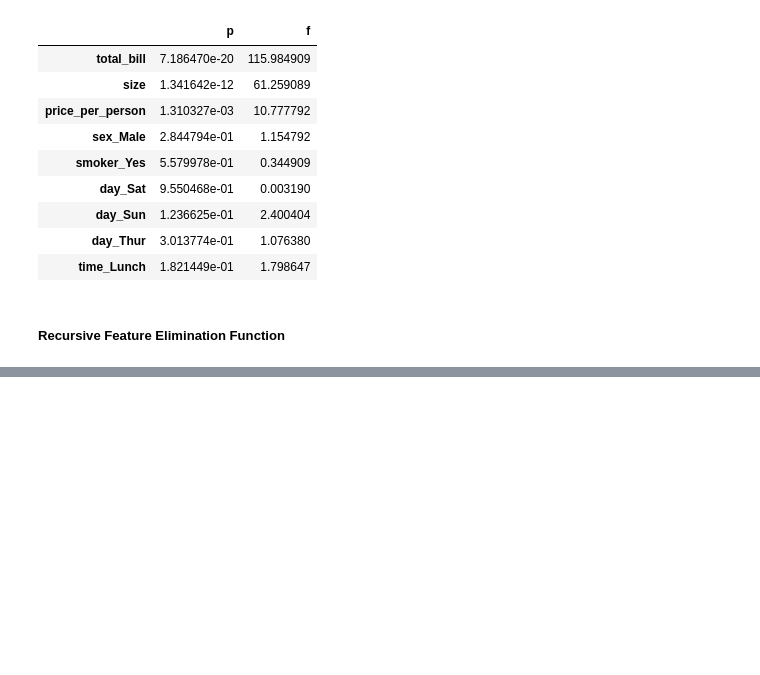
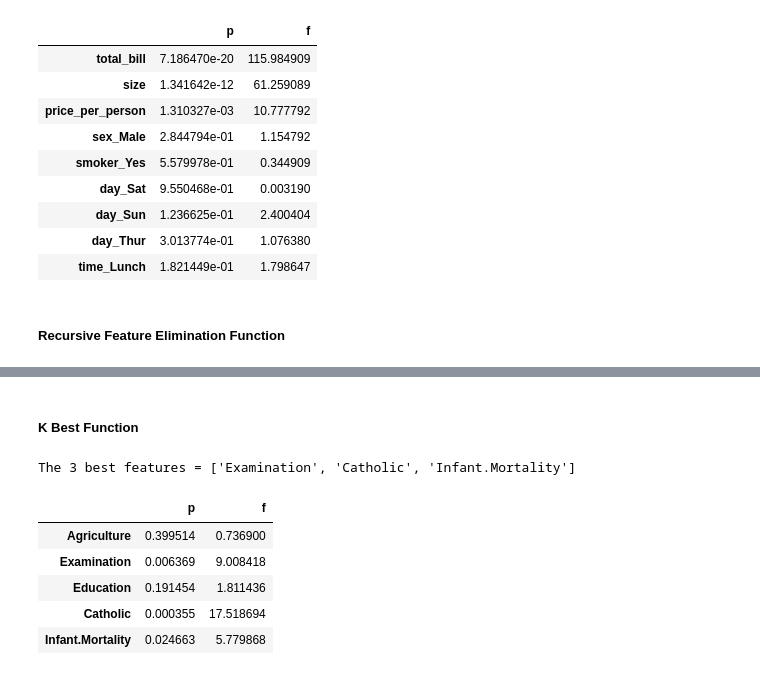
Before and after one commit to NSharick/regression-exercises, a Jupyter notebook: feature_engineering.ipynb, the cells around one changed output, grey strips where cells are left out. Cells and saved outputs as stored; diff of their text form; code cells hidden in the pictures; blank space fills up the shorter version.

```diff
--- a/feature_engineering.ipynb
+++ b/feature_engineering.ipynb
@@ -378,0 +450,13 @@ The 2 best features = ['total_bill', 'price_per_person']
+# %% [markdown]
+##### K Best Function
+# %%
+#run the select k best function from the feature_engineering.py file call = (x, y, k)
+select_k_best(x_train, y_train, 3)
+# %% [output]
+The 3 best features = ['Examination', 'Catholic', 'Infant.Mortality']
+|  | p | f |
+| Agriculture | 0.399514 | 0.736900 |
+| Examination | 0.006369 | 9.008418 |
+| Education | 0.191454 | 1.811436 |
+| Catholic | 0.000355 | 17.518694 |
+| Infant.Mortality | 0.024663 | 5.779868 |
```
Also changed, not shown: parts of 28 cells of this notebook, 1 other file.
